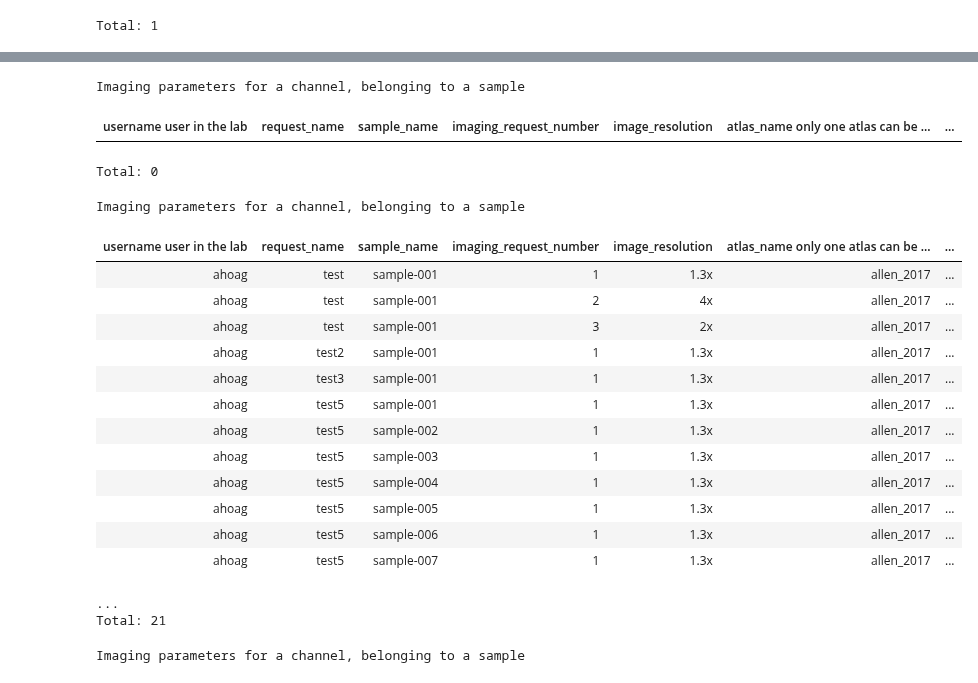
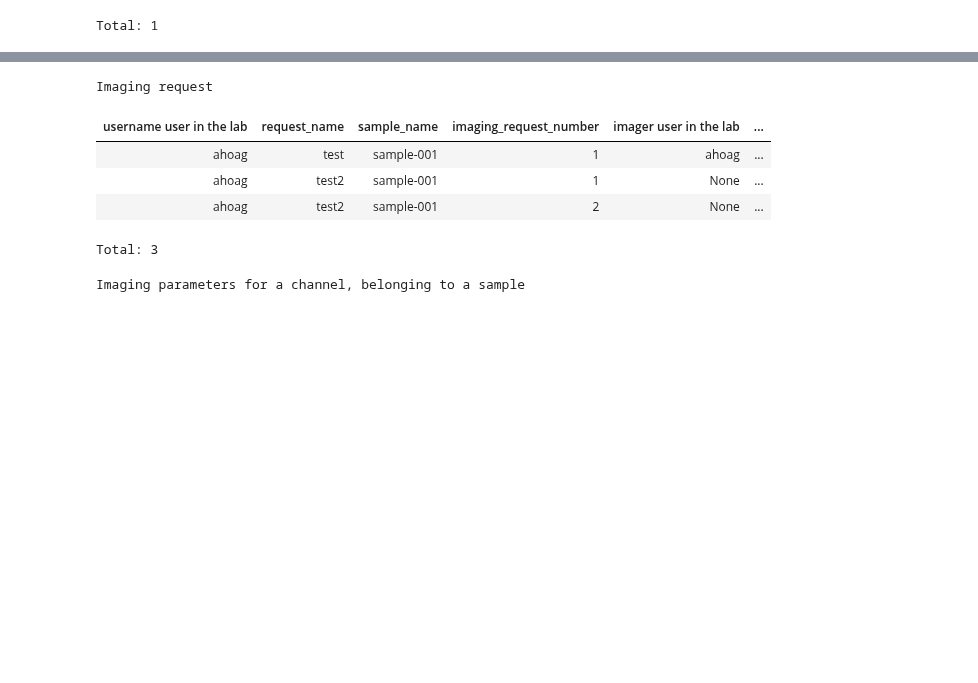
Before and after one commit to BrainCOGS/lightserv, a Jupyter notebook: notebooks/datajoint_sandbox.ipynb, the cells around one changed output, grey strips where cells are left out. Saved outputs shown, nothing was run; the diff lists cells and outputs as text; code cells hidden in the pictures; blank space fills up the shorter version.

```diff
--- a/notebooks/datajoint_sandbox.ipynb
+++ b/notebooks/datajoint_sandbox.ipynb
@@ -81,36 +81,15 @@ sample_contents.heading.names
  'stitching_method',
  'blend_type',
  'notes_from_processing']
-# %%
-request_name='test'
-sample_name='sample-001'
-username='ahoag'
-imaging_request_number=1
-this_image_resolution='2x'
-schema.Sample.ImageResolutionRequest() & f'request_name="{request_name}"' & f'username="{username}"' & f'sample_name="{sample_name}"' & f'imaging_request_number="{imaging_request_number}"' & f'image_resolution="{this_image_resolution}"'
-# %% [output]
-Imaging parameters for a channel, belonging to a sample
-| username user in the lab | request_name | sample_name | imaging_request_number | image_resolution | atlas_name only one atlas can be ... | ... |
-Total: 0
 # %%
-schema.Sample.ImageResolutionRequest()
+schema.Sample.ImagingRequest()
 # %% [output]
-Imaging parameters for a channel, belonging to a sample
+Imaging request
-| username user in the lab | request_name | sample_name | imaging_request_number | image_resolution | atlas_name only one atlas can be ... | ... |
-| ahoag | test | sample-001 | 1 | 1.3x | allen_2017 | ... |
-| ahoag | test | sample-001 | 2 | 4x | allen_2017 | ... |
-| ahoag | test | sample-001 | 3 | 2x | allen_2017 | ... |
-| ahoag | test2 | sample-001 | 1 | 1.3x | allen_2017 | ... |
-| ahoag | test3 | sample-001 | 1 | 1.3x | allen_2017 | ... |
-| ahoag | test5 | sample-001 | 1 | 1.3x | allen_2017 | ... |
-| ahoag | test5 | sample-002 | 1 | 1.3x | allen_2017 | ... |
-| ahoag | test5 | sample-003 | 1 | 1.3x | allen_2017 | ... |
-| ahoag | test5 | sample-004 | 1 | 1.3x | allen_2017 | ... |
-| ahoag | test5 | sample-005 | 1 | 1.3x | allen_2017 | ... |
-| ahoag | test5 | sample-006 | 1 | 1.3x | allen_2017 | ... |
-| ahoag | test5 | sample-007 | 1 | 1.3x | allen_2017 | ... |
+| username user in the lab | request_name | sample_name | imaging_request_number | imager user in the lab | ... |
+| ahoag | test | sample-001 | 1 | ahoag | ... |
+| ahoag | test2 | sample-001 | 1 | None | ... |
+| ahoag | test2 | sample-001 | 2 | None | ... |
-...
-Total: 21
+Total: 3
 # %%
 schema.Sample.ImageResolutionRequest()
 # %% [output]
```
Also changed, not shown: parts of 4 cells of this notebook, 5 other files.
